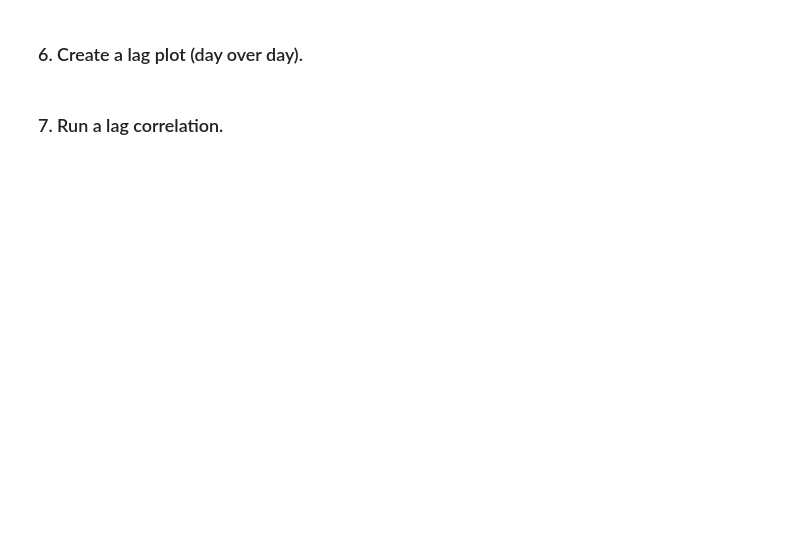
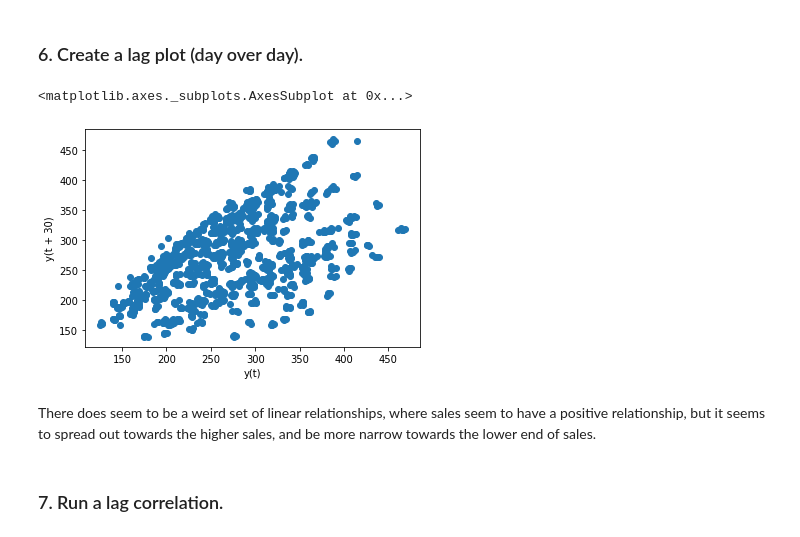
Before and after one commit to guedanie/ds-methodologies-exercises, a Jupyter notebook: time_series/explore.ipynb, the cells around one changed output. Drawn from its saved outputs; the diff is of its cells as text; code cells hidden in the pictures; blank space fills up the shorter version.

```diff
--- a/time_series/explore.ipynb
+++ b/time_series/explore.ipynb
@@ -63,4 +119,11 @@ sns.lineplot(x = test.index, y= test.sales_total)
 # %% [markdown]
 ### 6. Create a lag plot (day over day).
+# %%
+pd.plotting.lag_plot(train.sales_total.resample("D").mean(), lag = 30)
+# %% [output]
+<matplotlib.axes._subplots.AxesSubplot at 0x...>
+[figure, added]
+# %% [markdown]
+There does seem to be a weird set of linear relationships, where sales seem to have a positive relationship, but it seems to spread out towards the higher sales, and be more narrow towards the lower end of sales.
 # %% [markdown]
 ### 7. Run a lag correlation.
```
Also changed, not shown: parts of 33 cells of this notebook.
